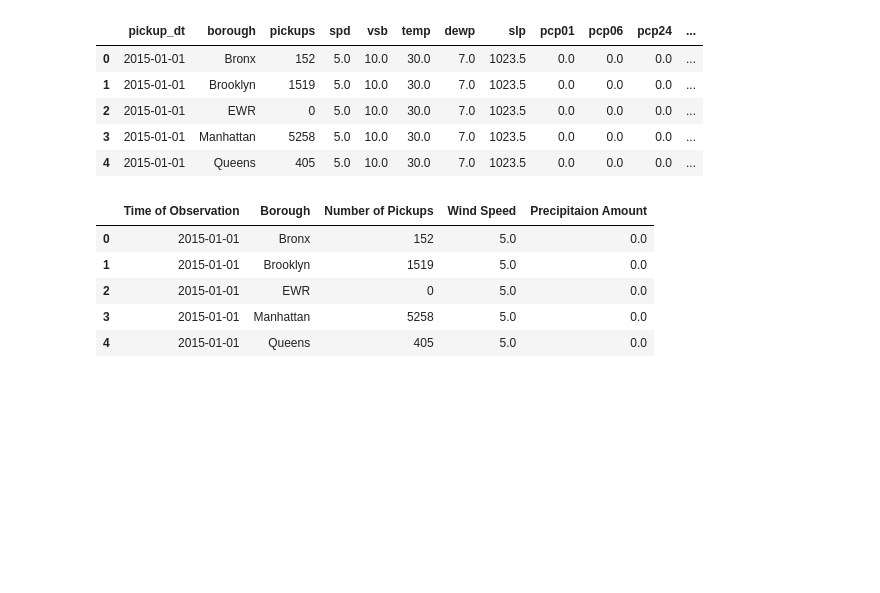
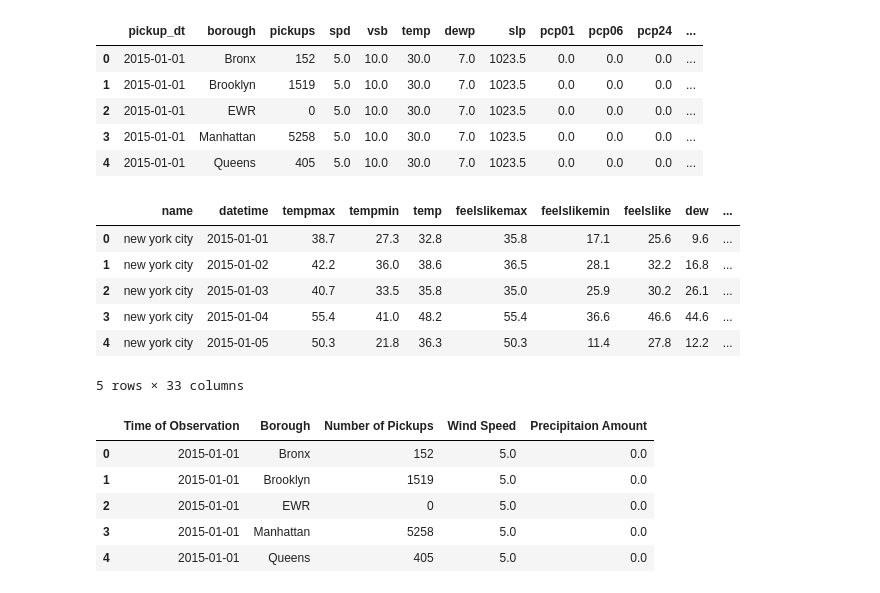
Before and after one commit to caleb-g23/Uber_Pickups_Project, a Jupyter notebook: Main/wind_speed_data.ipynb, the cells around one changed output. Drawn from its saved outputs; the diff is of its cells as text; code cells hidden in the pictures; blank space fills up the shorter version.

```diff
--- a/Main/wind_speed_data.ipynb
+++ b/Main/wind_speed_data.ipynb
@@ -29,9 +27,18 @@ wind_uber_df
 # %%
 #Import URL and API CSV file
-url = "https://weather.visualcrossing.com/VisualCrossingWebServices/rest/services/timeline/new%2520york%2520city/2015-01-01/2015-06-30?elements=datetime%2CdatetimeEpoch%2Ctemp%2Ctempmax%2Ctempmin%2Cprecip%2Cwindspeed%2Cwindgust%2Cfeelslike%2Cfeelslikemax%2Cfeelslikemin%2Cpressure%2Cstations%2Cdegreedays%2Caccdegreedays&include=fcst%2Cobs%2Chistfcst%2Cstats%2Chours&key=9R8U63UTPUJVYD92WRCVMZZXB&options=preview&contentType=json"
-weather_api = Path("../Resources/NYC_Weather_API_data.csv")
+#url = "https://weather.visualcrossing.com/VisualCrossingWebServices/rest/services/timeline/new%2520york%2520city/2015-01-01/2015-06-30?elements=datetime%2CdatetimeEpoch%2Ctemp%2Ctempmax%2Ctempmin%2Cprecip%2Cwindspeed%2Cwindgust%2Cfeelslike%2Cfeelslikemax%2Cfeelslikemin%2Cpressure%2Cstations%2Cdegreedays%2Caccdegreedays&include=fcst%2Cobs%2Chistfcst%2Cstats%2Chours&key=9R8U63UTPUJVYD92WRCVMZZXB&options=preview&contentType=json"
+weather_api = Path("../Resources/VC_Weather_API.csv")
 weather_df= pd.read_csv(weather_api)
+
 weather_df.head()
+# %% [output]
+|  | name | datetime | tempmax | tempmin | temp | feelslikemax | feelslikemin | feelslike | dew | ... |
+| 0 | new york city | 2015-01-01 | 38.7 | 27.3 | 32.8 | 35.8 | 17.1 | 25.6 | 9.6 | ... |
+| 1 | new york city | 2015-01-02 | 42.2 | 36.0 | 38.6 | 36.5 | 28.1 | 32.2 | 16.8 | ... |
+| 2 | new york city | 2015-01-03 | 40.7 | 33.5 | 35.8 | 35.0 | 25.9 | 30.2 | 26.1 | ... |
+| 3 | new york city | 2015-01-04 | 55.4 | 41.0 | 48.2 | 55.4 | 36.6 | 46.6 | 44.6 | ... |
+| 4 | new york city | 2015-01-05 | 50.3 | 21.8 | 36.3 | 50.3 | 11.4 | 27.8 | 12.2 | ... |
+5 rows × 33 columns
 # %%
 # Does Wind Speed affect the number of pickups? How does wind with or without precipitation affect it? - Ryan
 wind_df= uber_df[["pickup_dt", "borough", "pickups", "spd", "pcp01"]]
```
Also changed, not shown: parts of 14 cells of this notebook, 1 other file.
